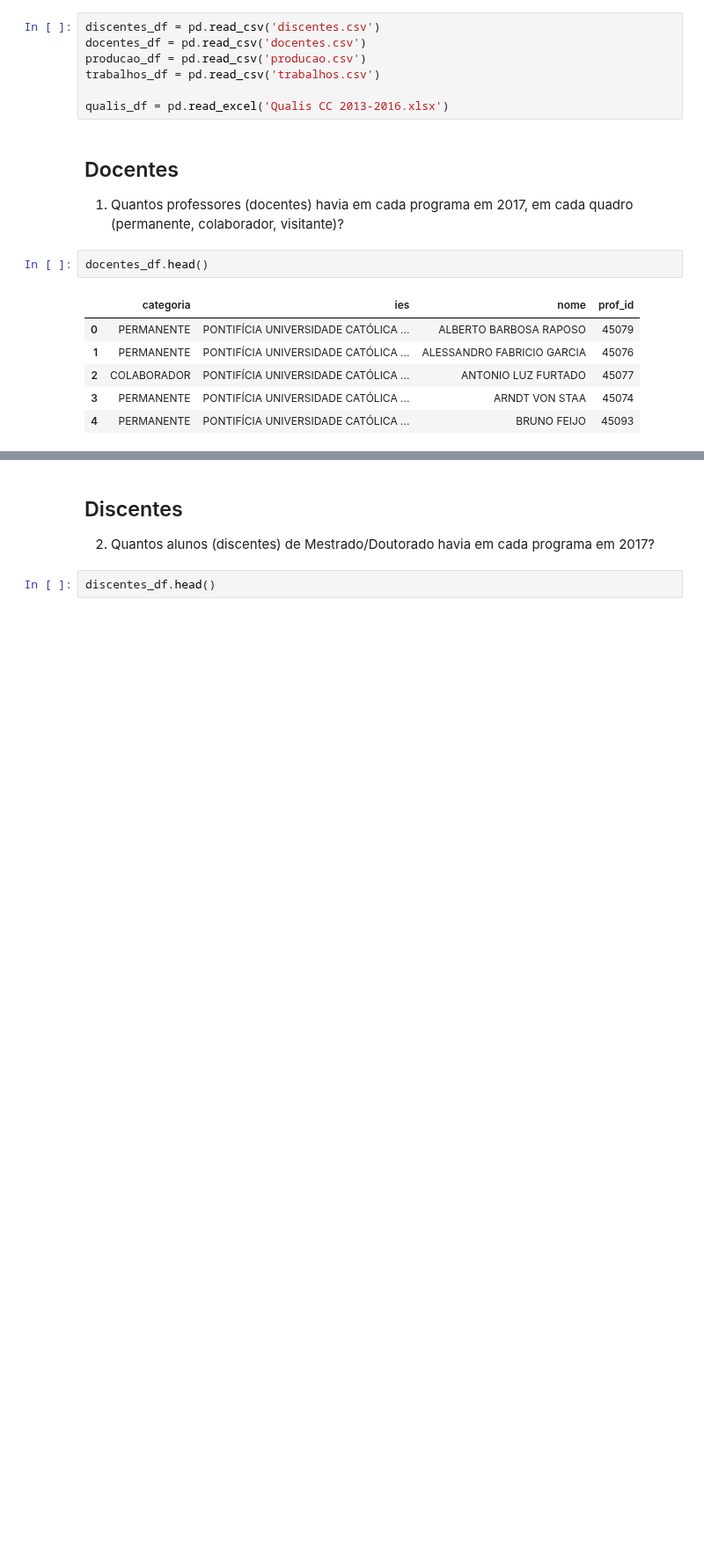
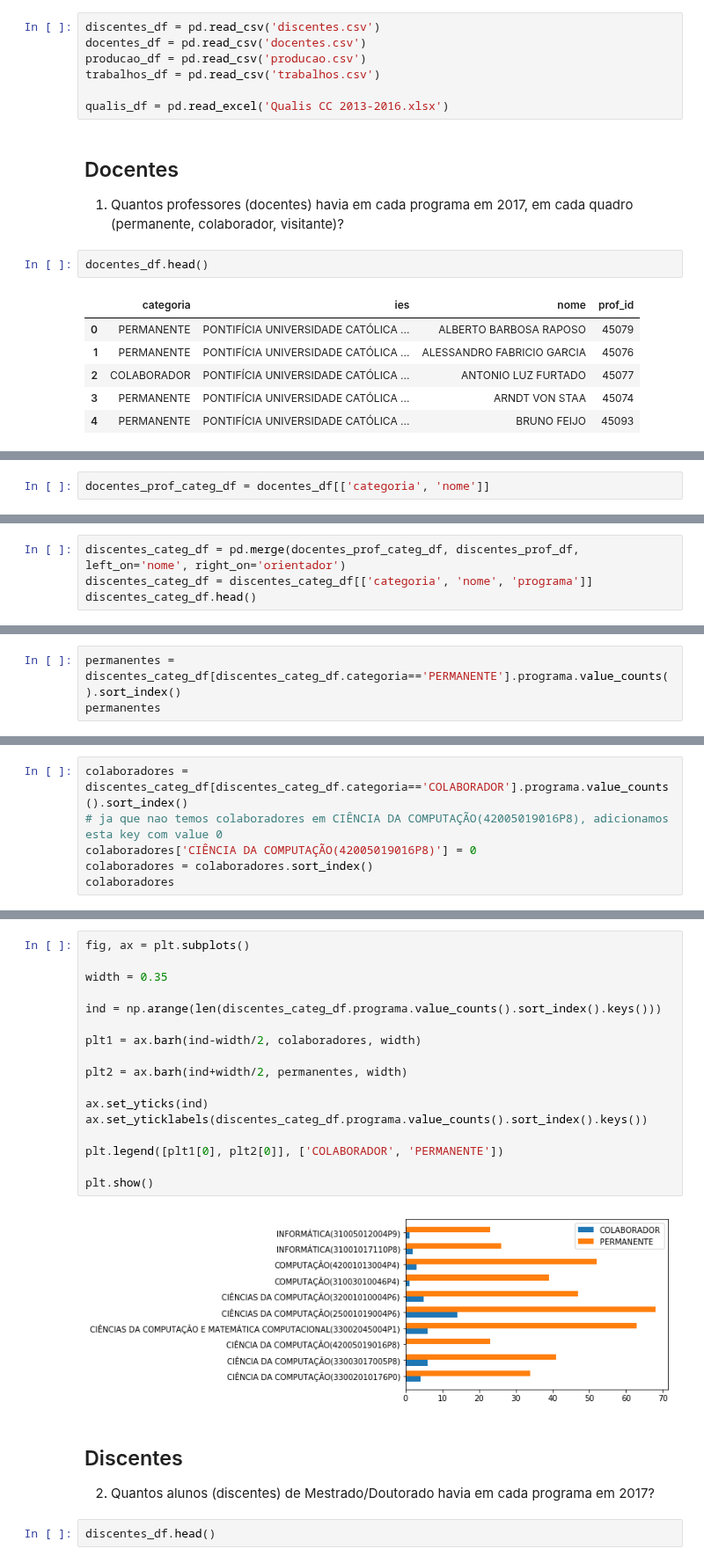
Before and after one commit to Pedalves/DataScience, a Jupyter notebook: CAPES/T1.1 Enunciado - Analise descritiva de dados de PG.ipynb, the cells around one changed output, grey strips where cells are left out. Shown at 88% size. Saved outputs shown, nothing was run; the diff lists cells and outputs as text; blank space fills up the shorter version.

Commit message:
test merge

```diff
--- a/CAPES/T1.1 Enunciado - Analise descritiva de dados de PG.ipynb
+++ b/CAPES/T1.1 Enunciado - Analise descritiva de dados de PG.ipynb
@@ -50,0 +85,2 @@ discentes_prof_df.orientador.describe()
+# %%
+docentes_prof_categ_df = docentes_df[['categoria', 'nome']]
@@ -50,0 +96,4 @@ discentes_prof_df.orientador.describe()
+# %%
+discentes_categ_df = pd.merge(docentes_prof_categ_df, discentes_prof_df, left_on='nome', right_on='orientador')
+discentes_categ_df = discentes_categ_df[['categoria', 'nome', 'programa']]
+discentes_categ_df.head()
@@ -50,0 +107,3 @@ discentes_prof_df.orientador.describe()
+# %%
+permanentes = discentes_categ_df[discentes_categ_df.categoria=='PERMANENTE'].programa.value_counts().sort_index()
+permanentes
@@ -50,0 +122,6 @@ discentes_prof_df.orientador.describe()
+# %%
+colaboradores = discentes_categ_df[discentes_categ_df.categoria=='COLABORADOR'].programa.value_counts().sort_index()
+# ja que nao temos colaboradores em CIÊNCIA DA COMPUTAÇÃO(42005019016P8), adicionamos esta key com value 0
+colaboradores['CIÊNCIA DA COMPUTAÇÃO(42005019016P8)'] = 0
+colaboradores = colaboradores.sort_index()
+colaboradores
@@ -51,3 +140,22 @@ discentes_prof_df.orientador.describe()
+# %%
+fig, ax = plt.subplots()
+
+width = 0.35
+
+ind = np.arange(len(discentes_categ_df.programa.value_counts().sort_index().keys()))
+
+plt1 = ax.barh(ind-width/2, colaboradores, width)
+
+plt2 = ax.barh(ind+width/2, permanentes, width)
+
+ax.set_yticks(ind)
+ax.set_yticklabels(discentes_categ_df.programa.value_counts().sort_index().keys())
+
+plt.legend([plt1[0], plt2[0]], ['COLABORADOR', 'PERMANENTE'])
+
+plt.show()
+# %% [output]
+[figure, added]
 # %% [markdown]
 ## Discentes
 2) Quantos alunos (discentes) de Mestrado/Doutorado havia em cada programa em 2017?
```
Also changed, not shown: parts of 17 cells of this notebook.
